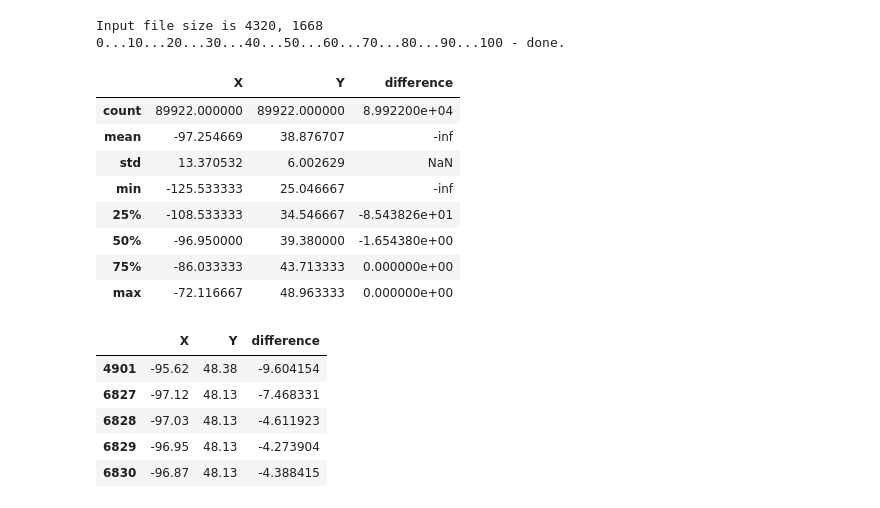
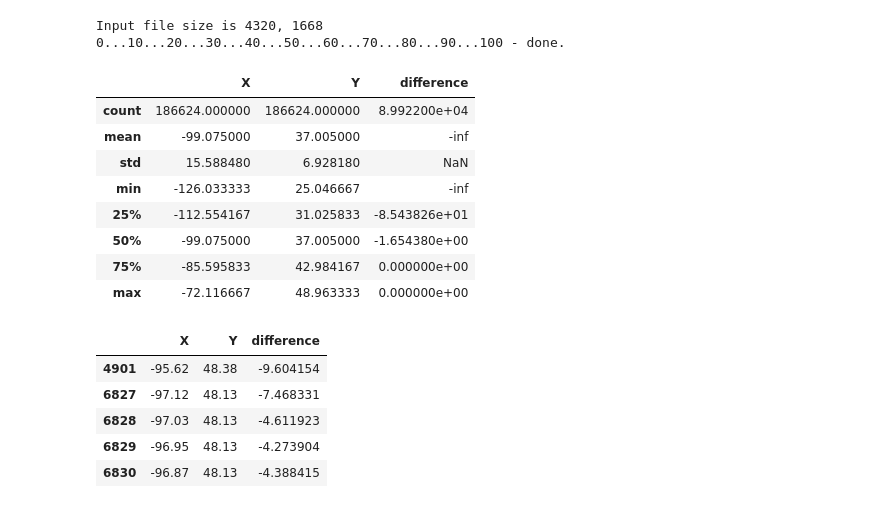
Before and after one commit to Vizzuality/landgriffon, a Jupyter notebook: data/notebooks/Lab/8_Water_risk_test.ipynb, the cells around one changed output. Drawn from its saved outputs; the diff is of its cells as text; code cells hidden in the pictures.

```diff
--- a/data/notebooks/Lab/8_Water_risk_test.ipynb
+++ b/data/notebooks/Lab/8_Water_risk_test.ipynb
@@ -254,17 +254,17 @@ Input file size is 4320, 1668
 # %%
 diff=pd.read_csv('../../datasets/processed/water_indicators/differences_soy.xyz', sep=" ", header=None)
 diff.columns=["X", "Y", "difference"]
-diff.dropna(inplace=True)
+#diff.dropna(inplace=True)
 diff.describe()
 # %% [output]
 |  | X | Y | difference |
-| count | 89922.000000 | 89922.000000 | 8.992200e+04 |
-| mean | -97.254669 | 38.876707 | -inf |
-| std | 13.370532 | 6.002629 | NaN |
-| min | -125.533333 | 25.046667 | -inf |
-| 25% | -108.533333 | 34.546667 | -8.543826e+01 |
-| 50% | -96.950000 | 39.380000 | -1.654380e+00 |
-| 75% | -86.033333 | 43.713333 | 0.000000e+00 |
+| count | 186624.000000 | 186624.000000 | 8.992200e+04 |
+| mean | -99.075000 | 37.005000 | -inf |
+| std | 15.588480 | 6.928180 | NaN |
+| min | -126.033333 | 25.046667 | -inf |
+| 25% | -112.554167 | 31.025833 | -8.543826e+01 |
+| 50% | -99.075000 | 37.005000 | -1.654380e+00 |
+| 75% | -85.595833 | 42.984167 | 0.000000e+00 |
 | max | -72.116667 | 48.963333 | 0.000000e+00 |
 # %%
 diff[(diff['difference'] > -10) & (diff['difference'] < 0)].head()
```
Also changed, not shown: parts of 5 cells of this notebook.
